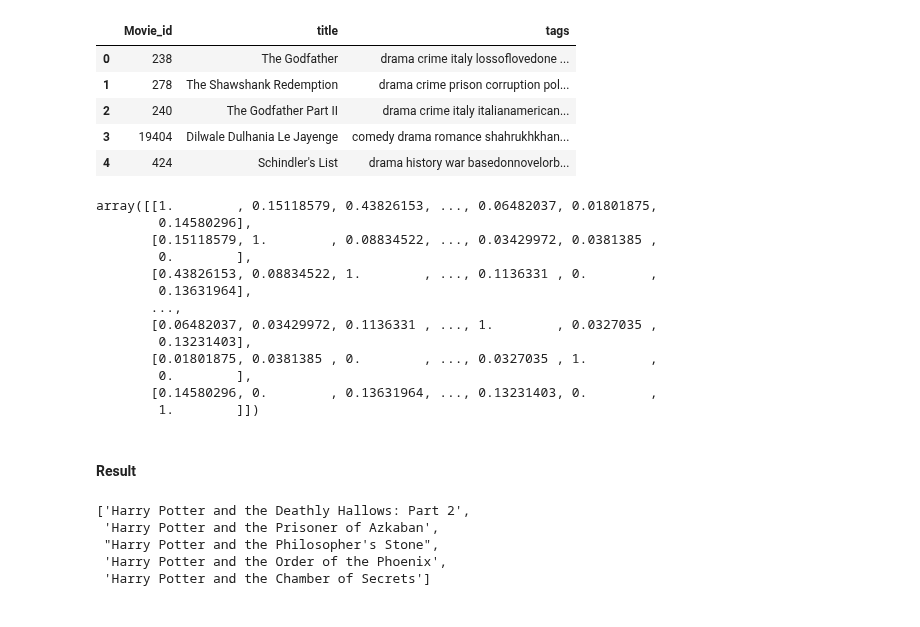
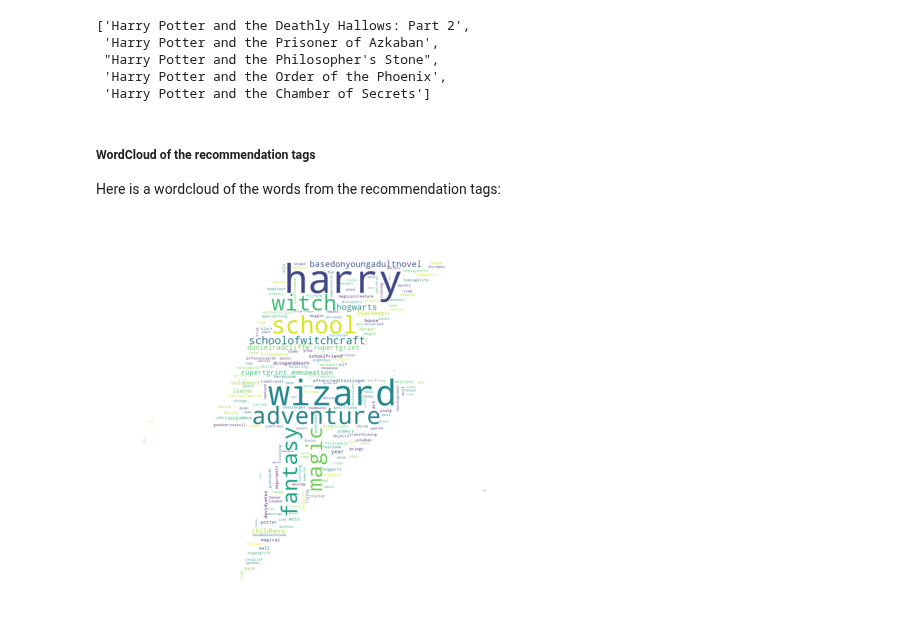
Before and after one commit to MieThorberg/MovieMatch, a Jupyter notebook: ContentRecommender.ipynb, the cells around one changed output. Cells and saved outputs as stored; diff of their text form; code cells hidden in the pictures.

```diff
--- a/ContentRecommender.ipynb
+++ b/ContentRecommender.ipynb
@@ -59,0 +78,4 @@ credit_df.shape
+# %%
+df = df[['Movie_id', 'title', 'Genres', "Keywords", 'overview', 'Cast', 'Crew']]
+df.dropna(inplace=True)
+df.head()
@@ -59,0 +96,4 @@ credit_df.shape
+# %%
+# we will convert the data for genres, keywords, cast, crew & overview
+df = cr.convert_data(df)
+df.head()
@@ -59,0 +114,3 @@ credit_df.shape
+# %%
+df = cr.generate_tags(df)
+df.head()
@@ -61,49 +170,22 @@ credit_df.shape
 # choose movie and size of recommendation
 movie_title = "Harry Potter and the Goblet of Fire"
 recommends_size = 5
-# %%
-movies = cr.prepare_movies()
-movies.head()
-# %% [output]
-|  | Movie_id | title | tags |
-| 0 | 238 | The Godfather | drama crime italy lossoflovedone ... |
-| 1 | 278 | The Shawshank Redemption | drama crime prison corruption pol... |
-| 2 | 240 | The Godfather Part II | drama crime italy italianamerican... |
-| 3 | 19404 | Dilwale Dulhania Le Jayenge | comedy drama romance shahrukhkhan... |
-| 4 | 424 | Schindler's List | drama history war basedonnovelorb... |
-# %%
-# vectors
-vector = cr.create_matrix(movies)
-# vector
-similarity = cr.find_similarities(vector)
-similarity
-
-# get movie index
-
-# distance
-
-# get the recommendations
-# %% [output]
-array([[1.        , 0.15118579, 0.43826153, ..., 0.06482037, 0.01801875,
-        0.14580296],
-       [0.15118579, 1.        , 0.08834522, ..., 0.03429972, 0.0381385 ,
-        0.        ],
-       [0.43826153, 0.08834522, 1.        , ..., 0.1136331 , 0.        ,
-        0.13631964],
-       ...,
-       [0.06482037, 0.03429972, 0.1136331 , ..., 1.        , 0.0327035 ,
-        0.13231403],
-       [0.01801875, 0.0381385 , 0.        , ..., 0.0327035 , 1.        ,
-        0.        ],
-       [0.14580296, 0.        , 0.13631964, ..., 0.13231403, 0.        ,
-        1.        ]])
-# %% [markdown]
-#### Result
 # %%
-cr.recommend_movies(movie_title, recommends_size)
+recommends = cr.recommend_movies(movie_title, recommends_size)
+recommends
 # %% [output]
 ['Harry Potter and the Deathly Hallows: Part 2',
  'Harry Potter and the Prisoner of Azkaban',
  "Harry Potter and the Philosopher's Stone",
  'Harry Potter and the Order of the Phoenix',
  'Harry Potter and the Chamber of Secrets']
+# %% [markdown]
+##### WordCloud of the recommendation tags
+Here is a wordcloud of the words from the recommendation tags:
+# %%
+indexes = [cr.get_movie_index_by_title(df, title) for title in recommends]
+text = ' '.join(df.at[index, 'tags'] for index in indexes)
+cloud = wc.create_image_cloud(text, "images/ligtning_scar.png")
+wc.show_cloud(cloud)
+# %% [output]
+[figure, added]
```
Also changed, not shown: parts of 41 cells of this notebook, 11 other files.
